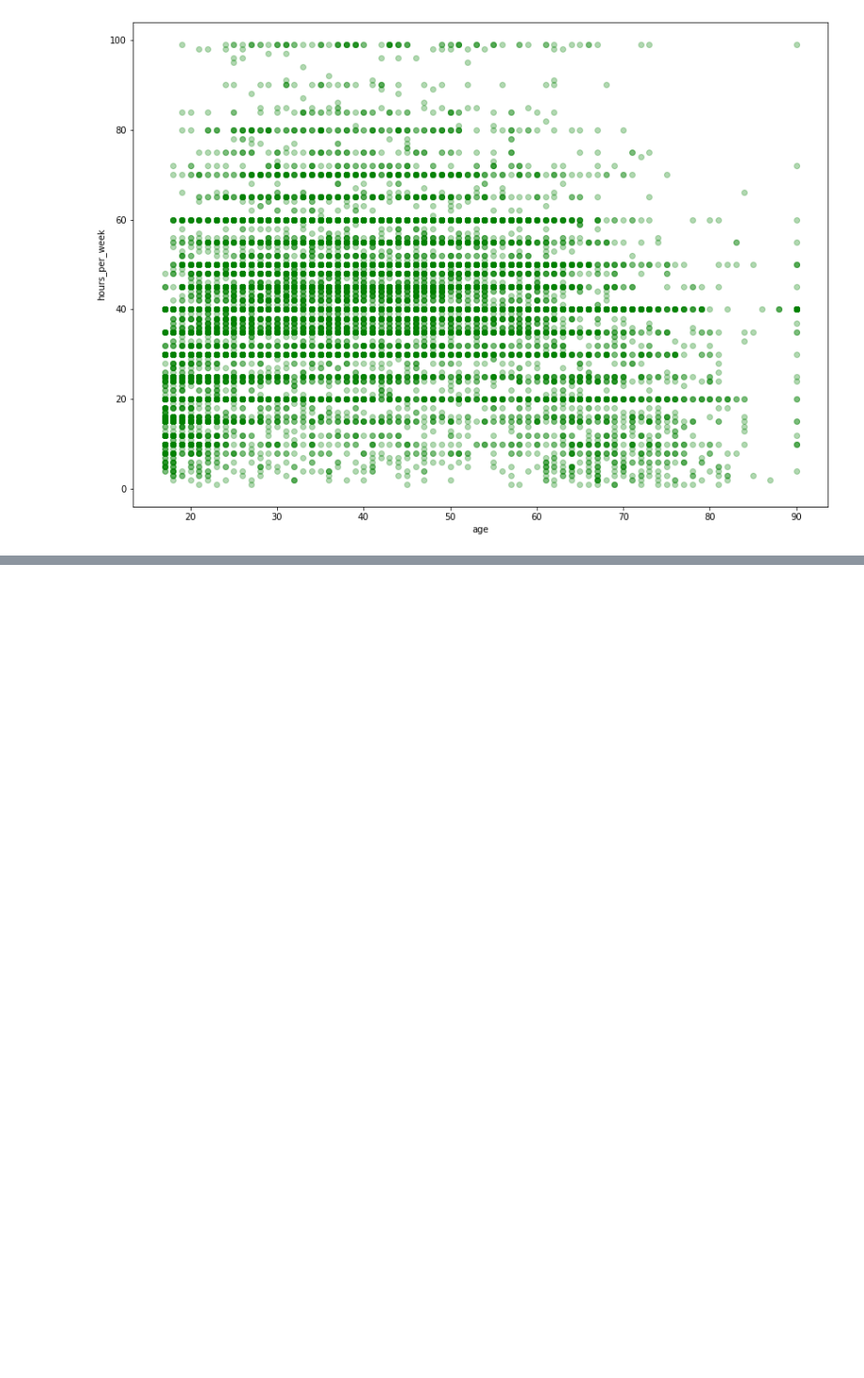
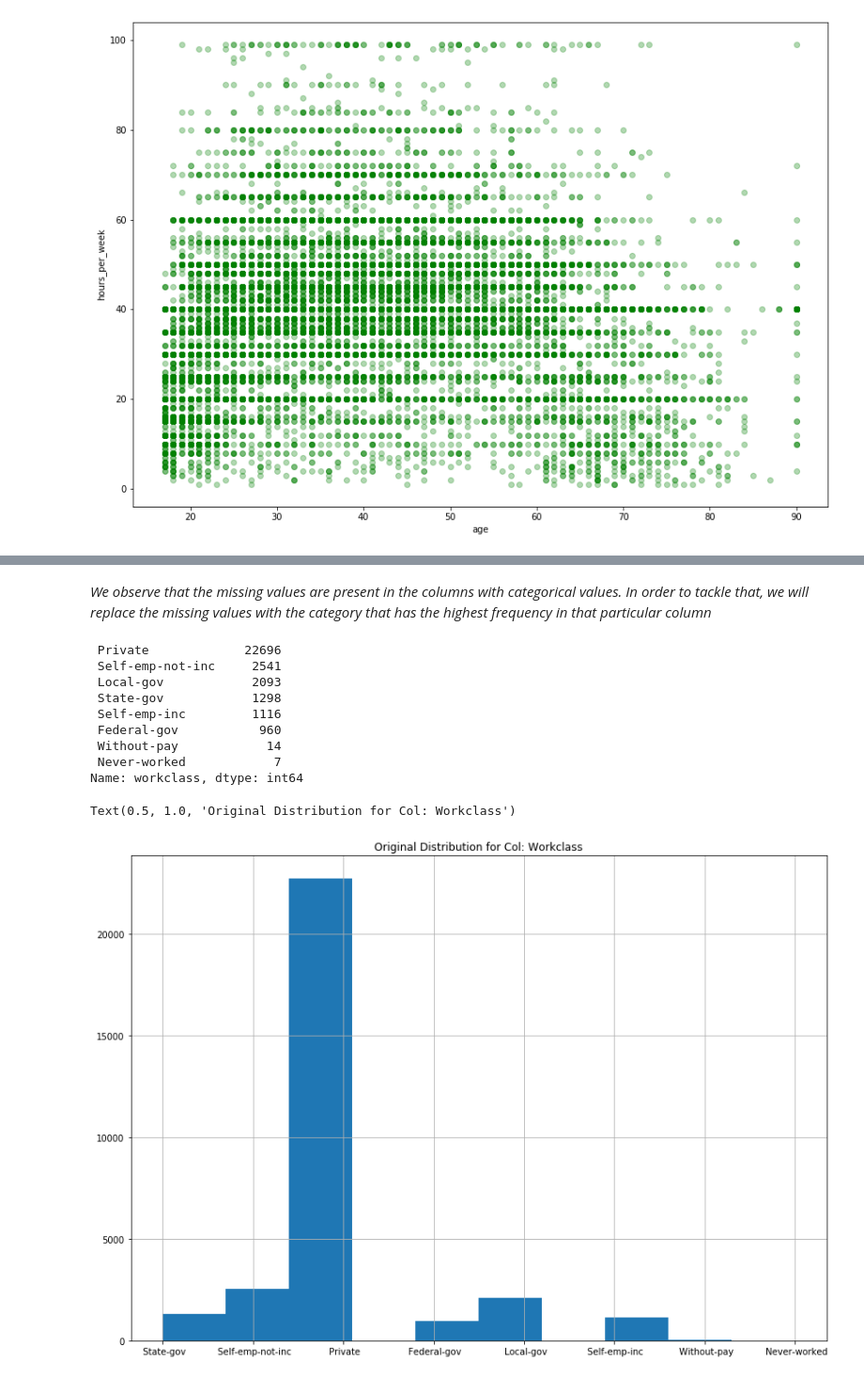
Before and after one commit to PulkitMadan/data_mining_labs, a Jupyter notebook: src/lab2.ipynb, the cells around one changed output, grey strips where cells are left out. Shown: that part at 94% size. Drawn from its saved outputs; the diff is of its cells as text; code cells hidden in the pictures; blank space fills up the shorter version.

```diff
--- a/src/lab2.ipynb
+++ b/src/lab2.ipynb
@@ -259,0 +316,19 @@ Text(0, 0.5, 'hours_per_week')
+# %% [markdown]
+_We observe that the missing values are present in the columns with categorical values. In order to tackle that, we will replace the missing values with the category that has the highest frequency in that particular column_
+# %%
+print(data['workclass'].value_counts())
+fig = plt.figure(figsize = (14, 10))
+data['workclass'].hist()
+plt.title("Original Distribution for Col: Workclass")
+# %% [output]
+ Private             22696
+ Self-emp-not-inc     2541
+ Local-gov            2093
+ State-gov            1298
+ Self-emp-inc         1116
+ Federal-gov           960
+ Without-pay            14
+ Never-worked            7
+Name: workclass, dtype: int64
+Text(0.5, 1.0, 'Original Distribution for Col: Workclass')
+[figure, added]
```
Also changed, not shown: parts of 35 cells of this notebook, 1 other file.
